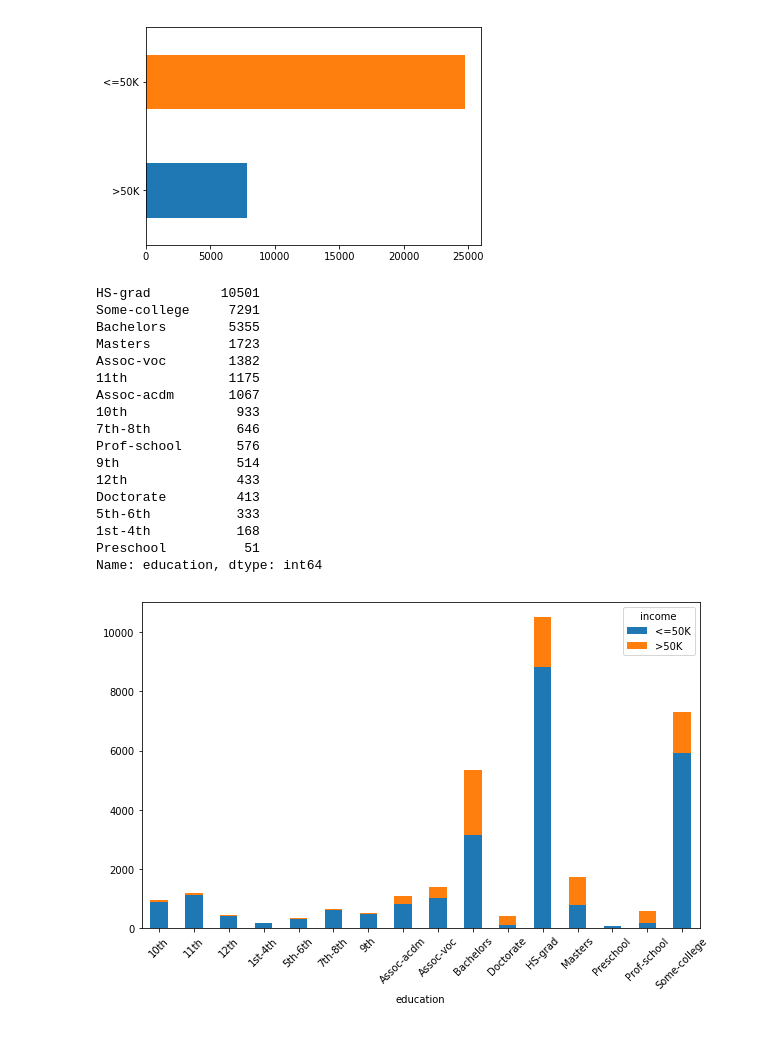
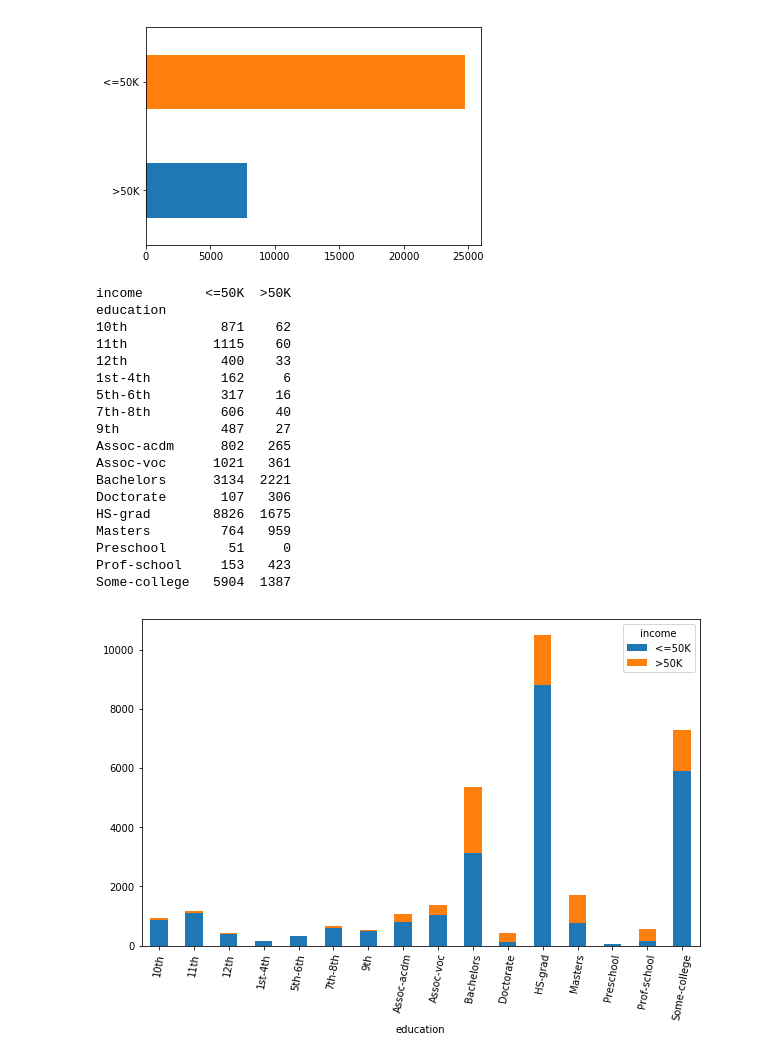
Before and after one commit to fepineda/AnalisisCensos, a Jupyter notebook: RedesNeuronales.ipynb, the cells around one changed output. Saved outputs shown, nothing was run; the diff lists cells and outputs as text; code cells hidden in the pictures.

```diff
--- a/RedesNeuronales.ipynb
+++ b/RedesNeuronales.ipynb
@@ -52,32 +52,29 @@ Name: income, dtype: int64
 <matplotlib.axes._subplots.AxesSubplot at 0x...>
 [figure]
 # %%
-# grafico por educacion
-print( df['education'].value_counts() )
+# Grafico educacion e ingreso
+print(pd.crosstab(df.education, df.income))
 ct=pd.crosstab(df['education'], df['income'])
-ct.plot.bar(stacked=True, figsize=(10,6), rot = 45 )
+ct.plot.bar(stacked=True, figsize=(10,6), rot = 80 )
 plt.legend(title='income')
 plt.show()
-#conttab.sort_values(by='-unknown-').plot.bar(figsize=(10,6), rot = 0)
-#conttab.sort_values(by='-unknown-', ascending=False).plot.bar(figsize=(10,6), rot = 0, stacked = True)
-
-#df['education'].value_counts(ascending=True).plot.bar()
 # %% [output]
-HS-grad         10501
-Some-college     7291
-Bachelors        5355
-Masters          1723
-Assoc-voc        1382
-11th             1175
-Assoc-acdm       1067
-10th              933
-7th-8th           646
-Prof-school       576
-9th               514
-12th              433
-Doctorate         413
-5th-6th           333
-1st-4th           168
-Preschool          51
-Name: education, dtype: int64
+income        <=50K  >50K
+education
+10th            871    62
+11th           1115    60
+12th            400    33
+1st-4th         162     6
+5th-6th         317    16
+7th-8th         606    40
+9th             487    27
+Assoc-acdm      802   265
+Assoc-voc      1021   361
+Bachelors      3134  2221
+Doctorate       107   306
+HS-grad        8826  1675
+Masters         764   959
+Preschool        51     0
+Prof-school     153   423
+Some-college   5904  1387
-[figure, old version]
+[figure, new version]
```
Also changed, not shown: parts of 14 cells of this notebook.
